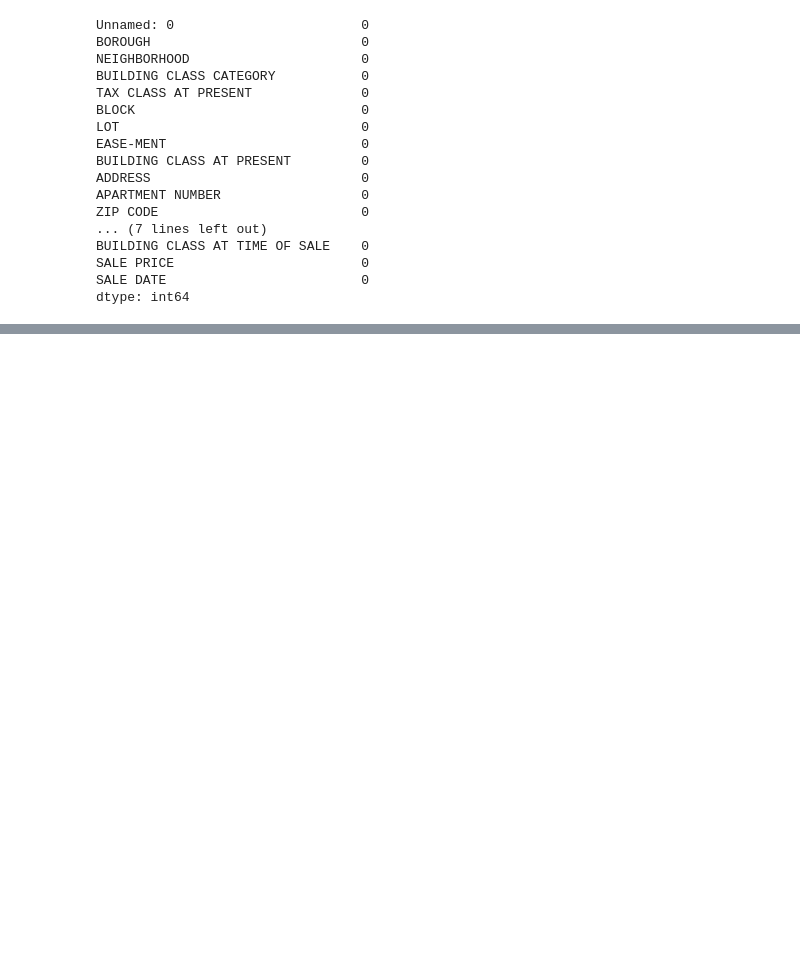
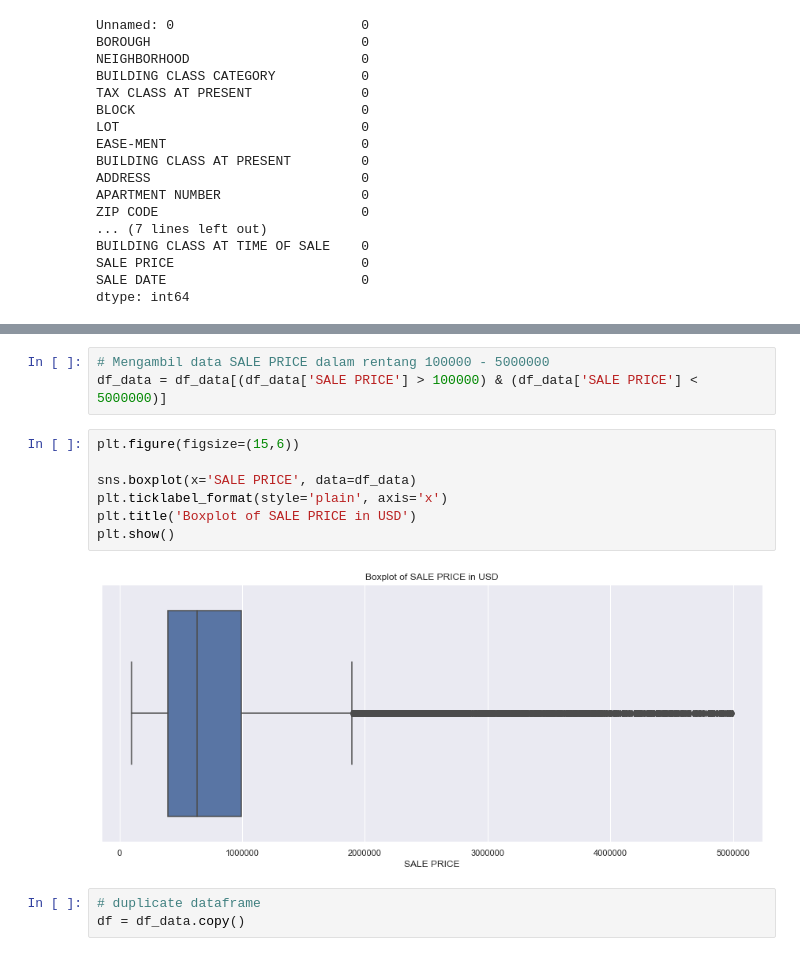
Before and after one commit to safrip2/PYTN-Assgn_2_09_Berlian-Safri, a Jupyter notebook: PYTN_Assgn_2_09_Berlian Safri.ipynb, the cells around one changed output, grey strips where cells are left out. Saved outputs shown, nothing was run; the diff lists cells and outputs as text; blank space fills up the shorter version.

```diff
--- a/PYTN_Assgn_2_09_Berlian Safri.ipynb
+++ b/PYTN_Assgn_2_09_Berlian Safri.ipynb
@@ -100,0 +148,15 @@ tidak ada data yang terduplikat pada dataset ini
+# %%
+# Mengambil data SALE PRICE dalam rentang 100000 - 5000000
+df_data = df_data[(df_data['SALE PRICE'] > 100000) & (df_data['SALE PRICE'] < 5000000)]
+# %%
+plt.figure(figsize=(15,6))
+
+sns.boxplot(x='SALE PRICE', data=df_data)
+plt.ticklabel_format(style='plain', axis='x')
+plt.title('Boxplot of SALE PRICE in USD')
+plt.show()
+# %% [output]
+[figure, added]
+# %%
+# duplicate dataframe
+df = df_data.copy()
```
Also changed, not shown: parts of 51 cells of this notebook, 1 other file.
